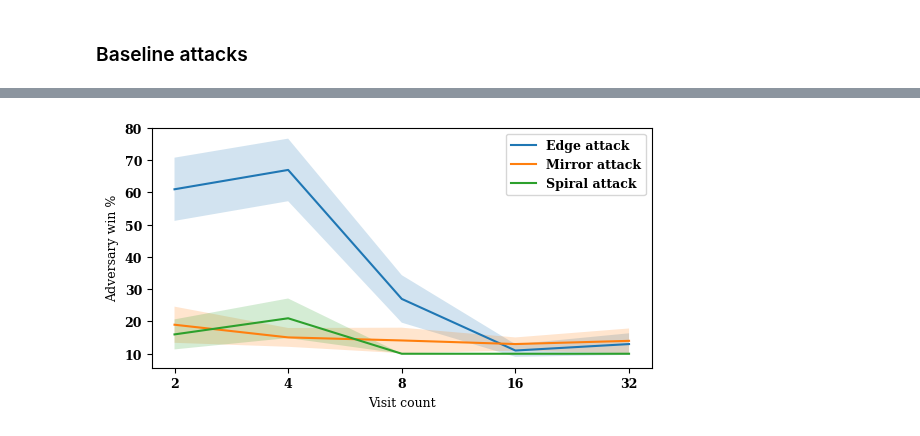
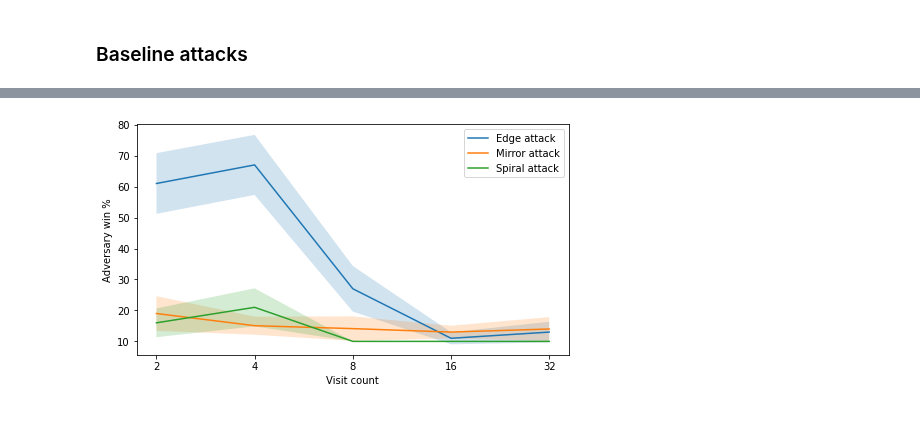
Before and after one commit to AlignmentResearch/KataGoVisualizer, a Jupyter notebook: notebooks/notebooks/iclr2022/plots.ipynb, the cells around one changed output, grey strips where cells are left out. Cells and saved outputs as stored; diff of their text form; code cells hidden in the pictures.

```diff
--- a/notebooks/notebooks/iclr2022/plots.ipynb
+++ b/notebooks/notebooks/iclr2022/plots.ipynb
@@ -21,9 +21,9 @@ plt.rcParams.update(
         "text.usetex": True,
         "pgf.rcfonts": False,
         "font.size": 10,
-        "font.weight": 'medium'
+        "font.weight": "medium",
     }
 )
-plt.style.use('tableau-colorblind10')
+plt.style.use("tableau-colorblind10")
 # %%
 import sys
@@ -622,8 +736,10 @@ np.array([0.05609163, 0.02918747, 0.03957035, 0.02052525, 0.038408  ])
 )
 # %%
-spiral_x, spiral_y, spiral_cis, spiral_winrate, spiral_winrate_cis = (np.array([ 2,  4,  8, 16, 32]),
- np.array([304.79, 291.67, 323.21, 323.89, 323.67]),
- np.array([17.63109707, 22.33512761, 11.17424501, 10.9122512 ,  9.67025367]),
- np.array([0.06, 0.11, 0.  , 0.  , 0.  ]),
- np.array([0.04654742, 0.06132639, 0.        , 0.        , 0.        ]))
+spiral_x, spiral_y, spiral_cis, spiral_winrate, spiral_winrate_cis = (
+    np.array([2, 4, 8, 16, 32]),
+    np.array([304.79, 291.67, 323.21, 323.89, 323.67]),
+    np.array([17.63109707, 22.33512761, 11.17424501, 10.9122512, 9.67025367]),
+    np.array([0.06, 0.11, 0.0, 0.0, 0.0]),
+    np.array([0.04654742, 0.06132639, 0.0, 0.0, 0.0]),
+)
 # %%
@@ -673,31 +761,31 @@ with plt.style.context(PAPER_STYLE):
 # %%
-with plt.style.context(PAPER_STYLE):
-    fig, ax = plt.subplots()
-    ax.set_xlabel("Visit count")
-    ax.set_xscale('log', base=2)
-    ax.set_ylabel("Adversary win %")
+fig, ax = plt.subplots()
+ax.set_xlabel("Visit count")
+ax.set_xscale("log", base=2)
+ax.set_ylabel("Adversary win %")
 
-    ax.set_xticks(ticks=edge_x, labels=edge_x)
-    ax.set_yticklabels([f"{100 * y:.0f}" for y in np.arange(0.0, 0.9, 0.1)])
-    ax.plot(
-        edge_x,
-        edge_winrate,
-        label="Edge attack"
-    )
-    ax.plot(
-        mirror_x,
-        mirror_winrate,
-        label="Mirror attack"
-    )
-    ax.plot(
-        spiral_x,
-        spiral_winrate,
-        label="Spiral attack"
-    )
-    ax.fill_between(edge_x, edge_winrate - edge_winrate_cis, edge_winrate + edge_winrate_cis, alpha=0.2)
-    ax.fill_between(mirror_x, mirror_winrate - mirror_winrate_cis, mirror_winrate + mirror_winrate_cis, alpha=0.2)
-    ax.fill_between(spiral_x, spiral_winrate - spiral_winrate_cis, spiral_winrate + spiral_winrate_cis, alpha=0.2)
-    ax.legend(loc='upper right')
-    fig.subplots_adjust(left=0.0, right=1.0, top=0.8, bottom=0)
+ax.set_xticks(ticks=edge_x, labels=edge_x)
+ax.set_yticklabels([f"{100 * y:.0f}" for y in np.arange(0.0, 0.9, 0.1)])
+ax.plot(edge_x, edge_winrate, label="Edge attack")
+ax.plot(mirror_x, mirror_winrate, label="Mirror attack")
+ax.plot(spiral_x, spiral_winrate, label="Spiral attack")
+ax.fill_between(
+    edge_x, edge_winrate - edge_winrate_cis, edge_winrate + edge_winrate_cis, alpha=0.2
+)
+ax.fill_between(
+    mirror_x,
+    mirror_winrate - mirror_winrate_cis,
+    mirror_winrate + mirror_winrate_cis,
+    alpha=0.2,
+)
+ax.fill_between(
+    spiral_x,
+    spiral_winrate - spiral_winrate_cis,
+    spiral_winrate + spiral_winrate_cis,
+    alpha=0.2,
+)
+ax.legend(loc="upper right")
+fig.subplots_adjust(left=0.0, right=1.0, top=0.8, bottom=0)
+fig.savefig("baseline-attack-winrates.svg")
 # %% [output]
-[figure, old version]
+[figure, new version]
```
Also changed, not shown: parts of 23 cells of this notebook.
